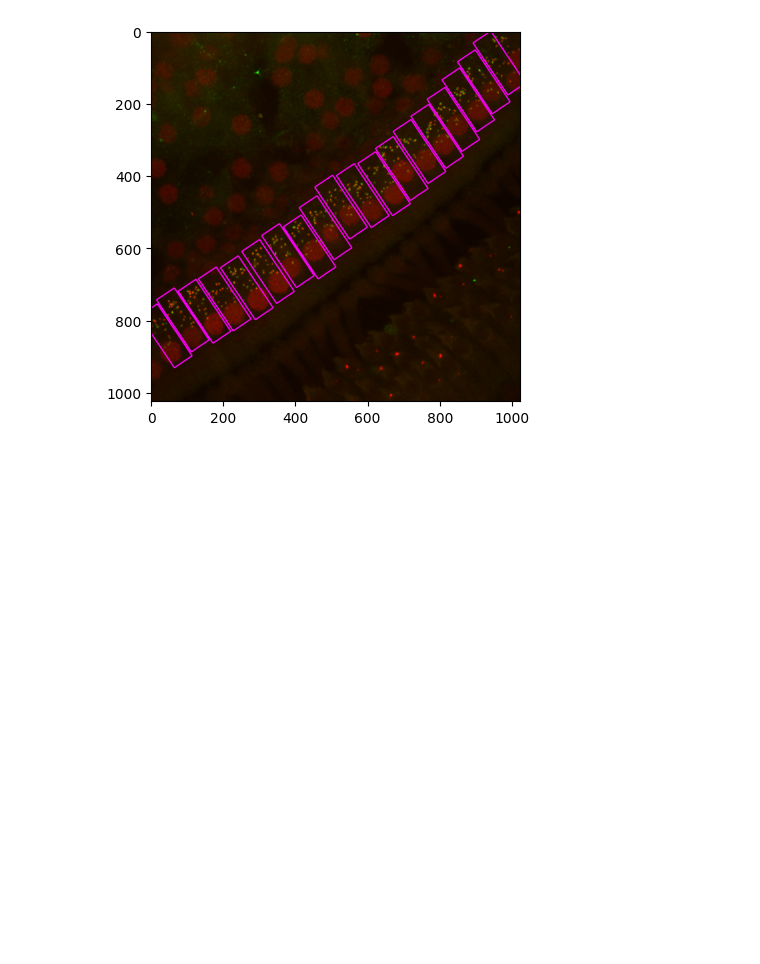
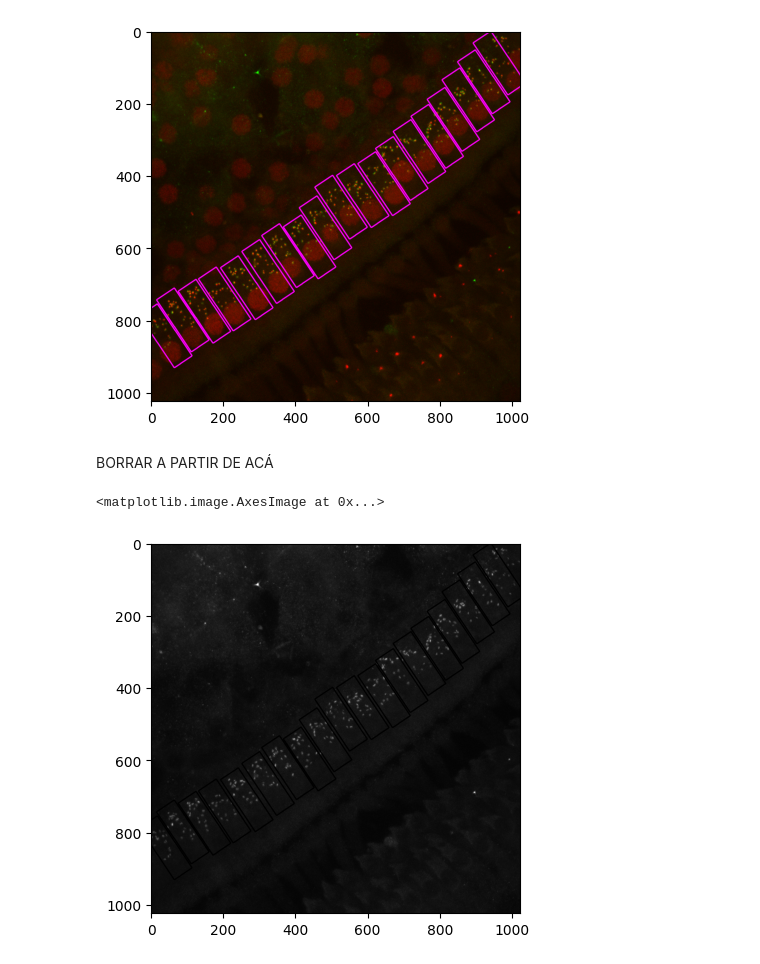
Before and after one commit to SalvadorCalanni/Confocal-Image-Analysis-Workshop-with-Python, a Jupyter notebook: Desafío/desafio.ipynb, the cells around one changed output. Saved outputs shown, nothing was run; the diff lists cells and outputs as text; code cells hidden in the pictures; blank space fills up the shorter version.

```diff
--- a/Desafío/desafio.ipynb
+++ b/Desafío/desafio.ipynb
@@ -42,3 +42,11 @@ plt.imshow(imagen)
 # %% [output]
 <matplotlib.image.AxesImage at 0x...>
 [figure]
+# %% [markdown]
+BORRAR A PARTIR DE ACÁ
+# %%
+canal_verde = imagen[:,:,1]
+plt.imshow(canal_verde, cmap='gray')
+# %% [output]
+<matplotlib.image.AxesImage at 0x...>
+[figure, added]
```
Also changed, not shown: parts of 4 cells of this notebook, 2 other files.
